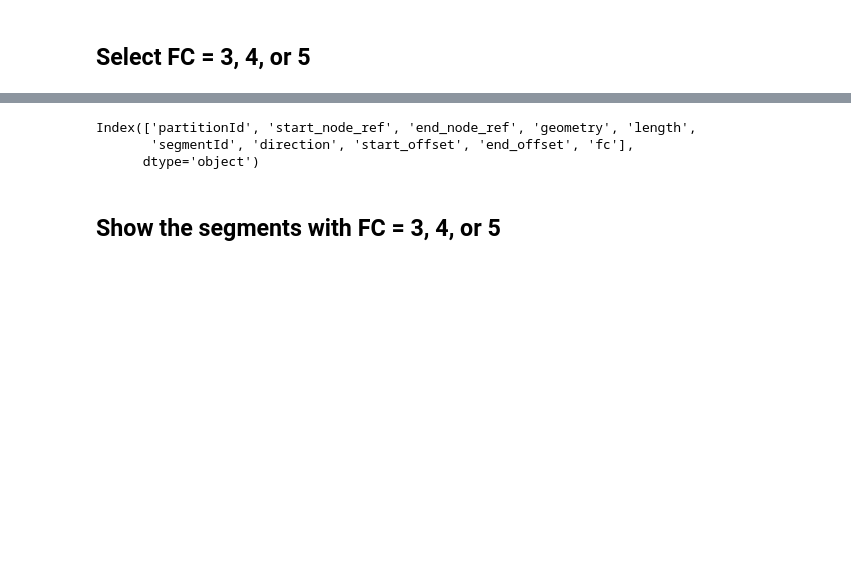
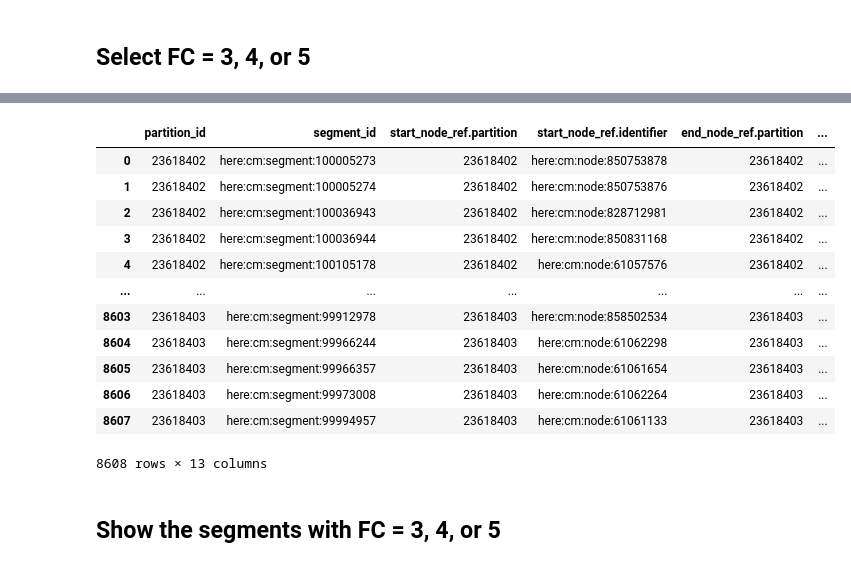
Before and after one commit to heremaps/here-data-sdk-examples-python, a Jupyter notebook: tutorials/FunctionalClassCurvatureAnalysis_hmc.ipynb, the cells around one changed output, grey strips where cells are left out. Saved outputs shown, nothing was run; the diff lists cells and outputs as text; code cells hidden in the pictures; blank space fills up the shorter version.

```diff
--- a/tutorials/FunctionalClassCurvatureAnalysis_hmc.ipynb
+++ b/tutorials/FunctionalClassCurvatureAnalysis_hmc.ipynb
@@ -118,4 +142,0 @@ fc345_df = fc_df[fc_df["fc"] > 2]
-# %%
-# change partitionId type as string to be consistent with the one in attributes
-segment_in_bb = segment_in_bb.astype({"partitionId": str})
-segment_in_bb.dtypes
@@ -130,13 +187,23 @@ dtype: object
 # %%
 # join two dataframe by partitionId, segmentId
-segment_fc345_df = segment_in_bb.merge(fc345_df, how="inner", left_on=["partitionId", "identifier"],
-                                       right_on=["partitionId", "segmentId"])
-segment_fc345_df = segment_fc345_df.drop("identifier", axis=1)
-segment_fc345_df.columns
+segment_fc345_df = segment_in_bb.merge(fc345_df,
+                                       how="inner",
+                                       on=["partition_id", "segment_id"])
+segment_fc345_df
 # %% [output]
+|  | partition_id | segment_id | start_node_ref.partition | start_node_ref.identifier | end_node_ref.partition | ... |
+| 0 | 23618402 | here:cm:segment:100005273 | 23618402 | here:cm:node:850753878 | 23618402 | ... |
+| 1 | 23618402 | here:cm:segment:100005274 | 23618402 | here:cm:node:850753876 | 23618402 | ... |
+| 2 | 23618402 | here:cm:segment:100036943 | 23618402 | here:cm:node:828712981 | 23618402 | ... |
+| 3 | 23618402 | here:cm:segment:100036944 | 23618402 | here:cm:node:850831168 | 23618402 | ... |
+| 4 | 23618402 | here:cm:segment:100105178 | 23618402 | here:cm:node:61057576 | 23618402 | ... |
+| ... | ... | ... | ... | ... | ... | ... |
+| 8603 | 23618403 | here:cm:segment:99912978 | 23618403 | here:cm:node:858502534 | 23618403 | ... |
+| 8604 | 23618403 | here:cm:segment:99966244 | 23618403 | here:cm:node:61062298 | 23618403 | ... |
+| 8605 | 23618403 | here:cm:segment:99966357 | 23618403 | here:cm:node:61061654 | 23618403 | ... |
+| 8606 | 23618403 | here:cm:segment:99973008 | 23618403 | here:cm:node:61062264 | 23618403 | ... |
+| 8607 | 23618403 | here:cm:segment:99994957 | 23618403 | here:cm:node:61061133 | 23618403 | ... |
-Index(['partitionId', 'start_node_ref', 'end_node_ref', 'geometry', 'length',
-       'segmentId', 'direction', 'start_offset', 'end_offset', 'fc'],
-      dtype='object')
+8608 rows × 13 columns
 # %% [markdown]
 ## Show the segments with FC = 3, 4, or 5
 # %%
```
Also changed, not shown: parts of 26 cells of this notebook.
